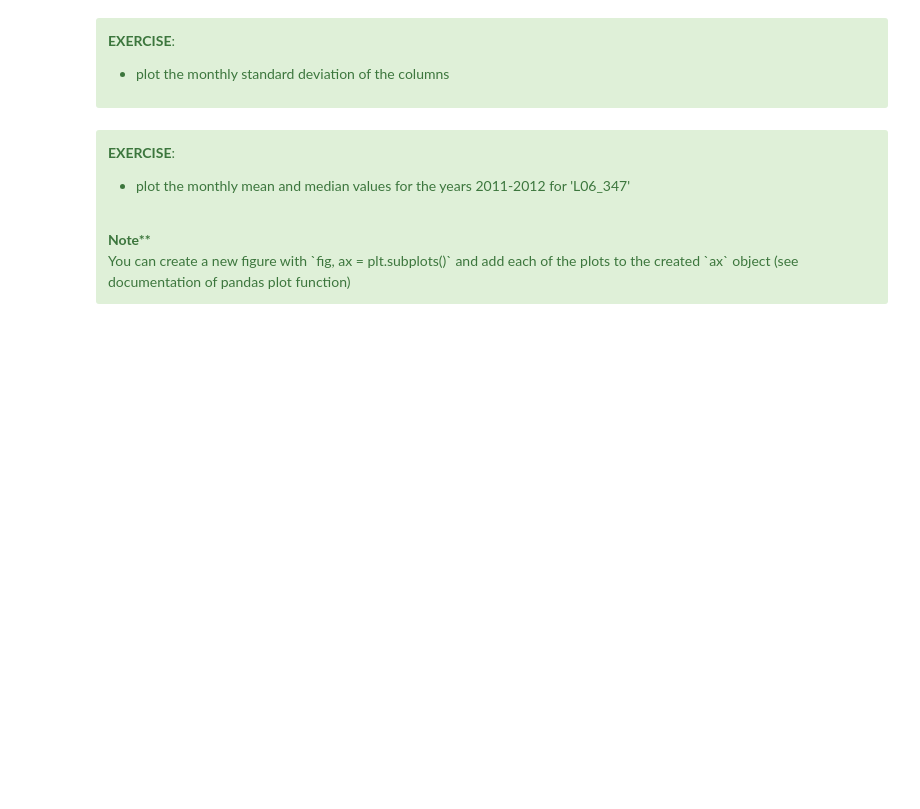
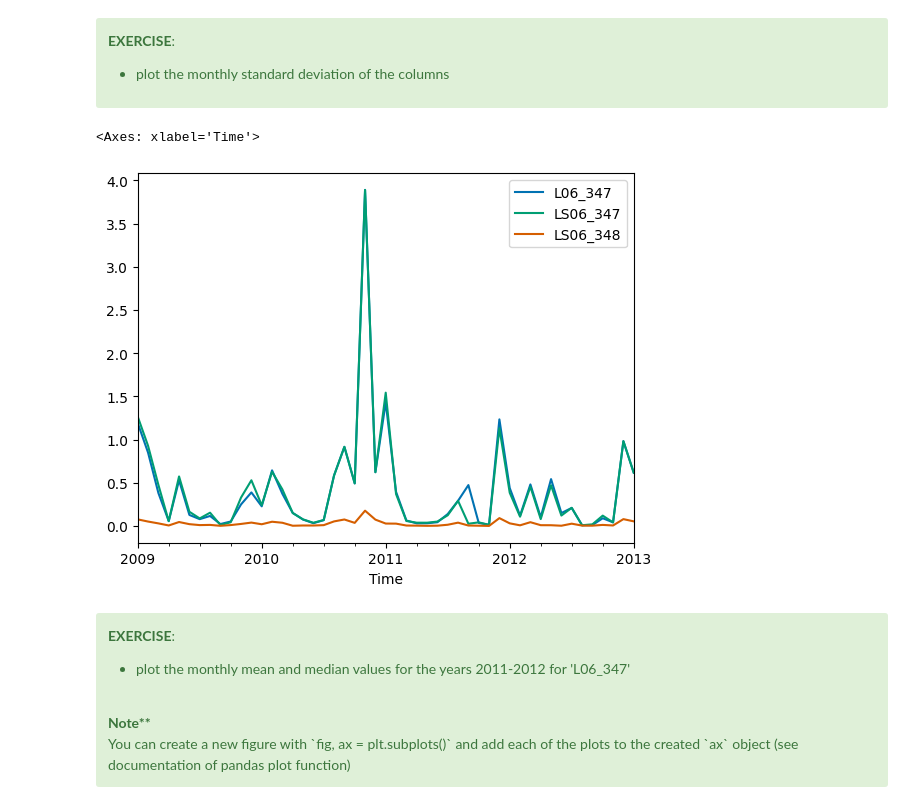
Before and after one commit to MariusAAROS/IPP-Datacamp, a Jupyter notebook: 01_pandas/01-pandas_overview.ipynb, the cells around one changed output. Cells and saved outputs as stored; diff of their text form; code cells hidden in the pictures; blank space fills up the shorter version.

```diff
--- a/01_pandas/01-pandas_overview.ipynb
+++ b/01_pandas/01-pandas_overview.ipynb
@@ -1531,6 +1628,11 @@ data.resample('A').mean().plot()
   <li>plot the monthly standard deviation of the columns</li>
 </ul>
 </div>
+# %%
+data.resample('M').std().plot()
+# %% [output]
+<Axes: xlabel='Time'>
+[figure, added]
 # %% [markdown]
 <div class="alert alert-success">
 
```
Also changed, not shown: parts of 37 cells of this notebook.
